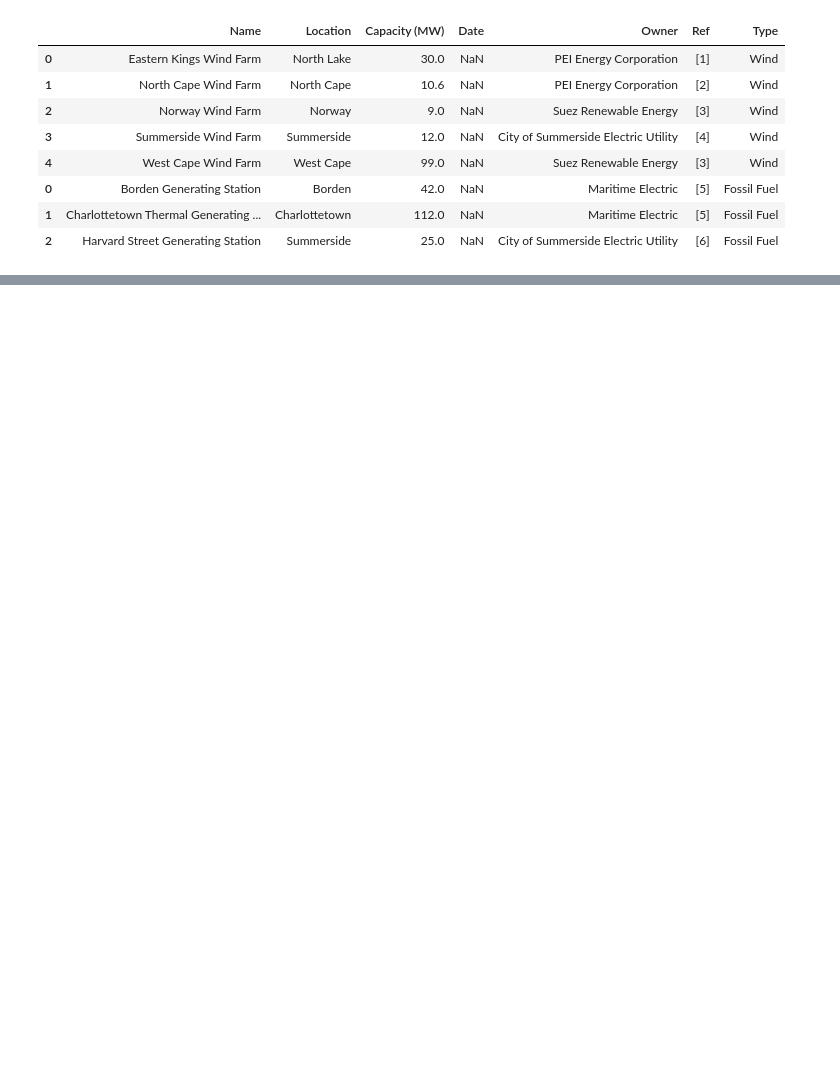
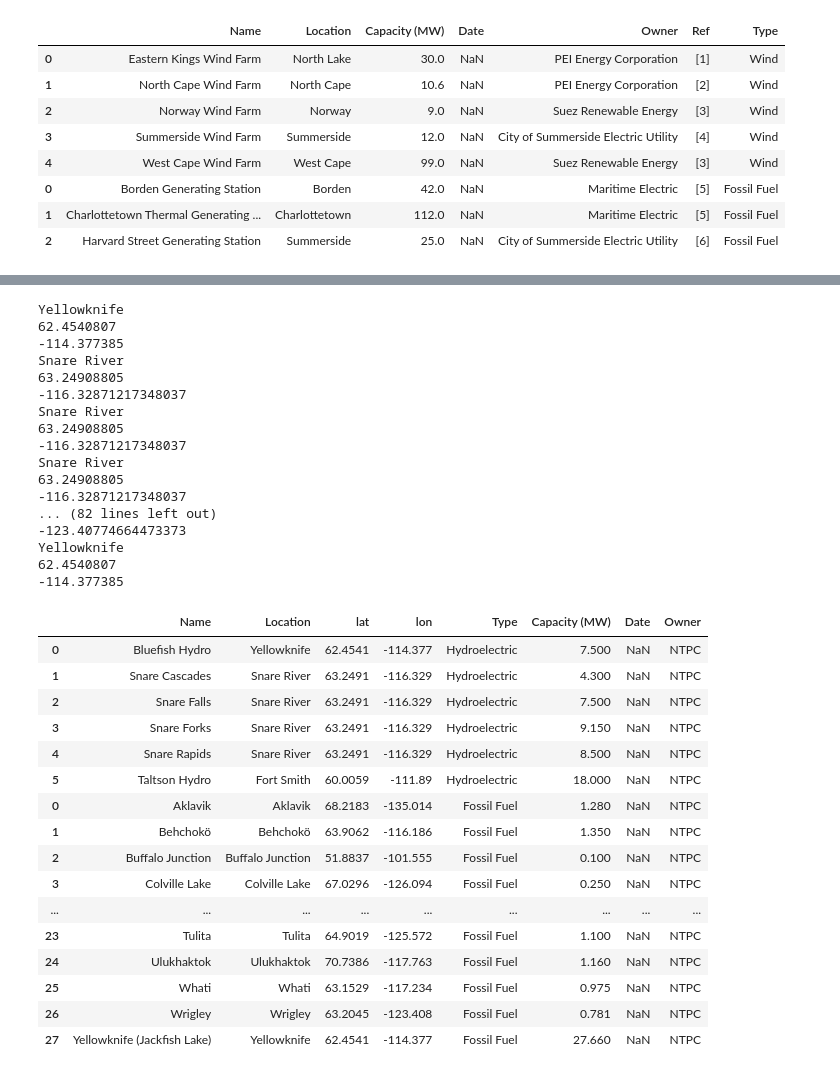
Before and after one commit to FarihaSiddiqui/Project-2, a Jupyter notebook: project.ipynb, the cells around one changed output, grey strips where cells are left out. Cells and saved outputs as stored; diff of their text form; code cells hidden in the pictures; blank space fills up the shorter version.

```diff
--- a/project.ipynb
+++ b/project.ipynb
@@ -503,0 +780,39 @@ bc_df.tail(90)
+# %%
+getcoordinates(nwt_df)
+nwt_df=nwt_df[['Name','Location','lat','lon','Type','Capacity (MW)','Date','Owner']]
+nwt_df.tail(90)
+# %% [output]
+Yellowknife
+62.4540807
+-114.377385
+Snare River
+63.24908805
+-116.32871217348037
+Snare River
+63.24908805
+-116.32871217348037
+Snare River
+63.24908805
+-116.32871217348037
+... (82 lines left out)
+-123.40774664473373
+Yellowknife
+62.4540807
+-114.377385
+|  | Name | Location | lat | lon | Type | Capacity (MW) | Date | Owner |
+| 0 | Bluefish Hydro | Yellowknife | 62.4541 | -114.377 | Hydroelectric | 7.500 | NaN | NTPC |
+| 1 | Snare Cascades | Snare River | 63.2491 | -116.329 | Hydroelectric | 4.300 | NaN | NTPC |
+| 2 | Snare Falls | Snare River | 63.2491 | -116.329 | Hydroelectric | 7.500 | NaN | NTPC |
+| 3 | Snare Forks | Snare River | 63.2491 | -116.329 | Hydroelectric | 9.150 | NaN | NTPC |
+| 4 | Snare Rapids | Snare River | 63.2491 | -116.329 | Hydroelectric | 8.500 | NaN | NTPC |
+| 5 | Taltson Hydro | Fort Smith | 60.0059 | -111.89 | Hydroelectric | 18.000 | NaN | NTPC |
+| 0 | Aklavik | Aklavik | 68.2183 | -135.014 | Fossil Fuel | 1.280 | NaN | NTPC |
+| 1 | Behchokö | Behchokö | 63.9062 | -116.186 | Fossil Fuel | 1.350 | NaN | NTPC |
+| 2 | Buffalo Junction | Buffalo Junction | 51.8837 | -101.555 | Fossil Fuel | 0.100 | NaN | NTPC |
+| 3 | Colville Lake | Colville Lake | 67.0296 | -126.094 | Fossil Fuel | 0.250 | NaN | NTPC |
+| ... | ... | ... | ... | ... | ... | ... | ... | ... |
+| 23 | Tulita | Tulita | 64.9019 | -125.572 | Fossil Fuel | 1.100 | NaN | NTPC |
+| 24 | Ulukhaktok | Ulukhaktok | 70.7386 | -117.763 | Fossil Fuel | 1.160 | NaN | NTPC |
+| 25 | Whati | Whati | 63.1529 | -117.234 | Fossil Fuel | 0.975 | NaN | NTPC |
+| 26 | Wrigley | Wrigley | 63.2045 | -123.408 | Fossil Fuel | 0.781 | NaN | NTPC |
+| 27 | Yellowknife (Jackfish Lake) | Yellowknife | 62.4541 | -114.377 | Fossil Fuel | 27.660 | NaN | NTPC |
```
Also changed, not shown: parts of 43 cells of this notebook.
